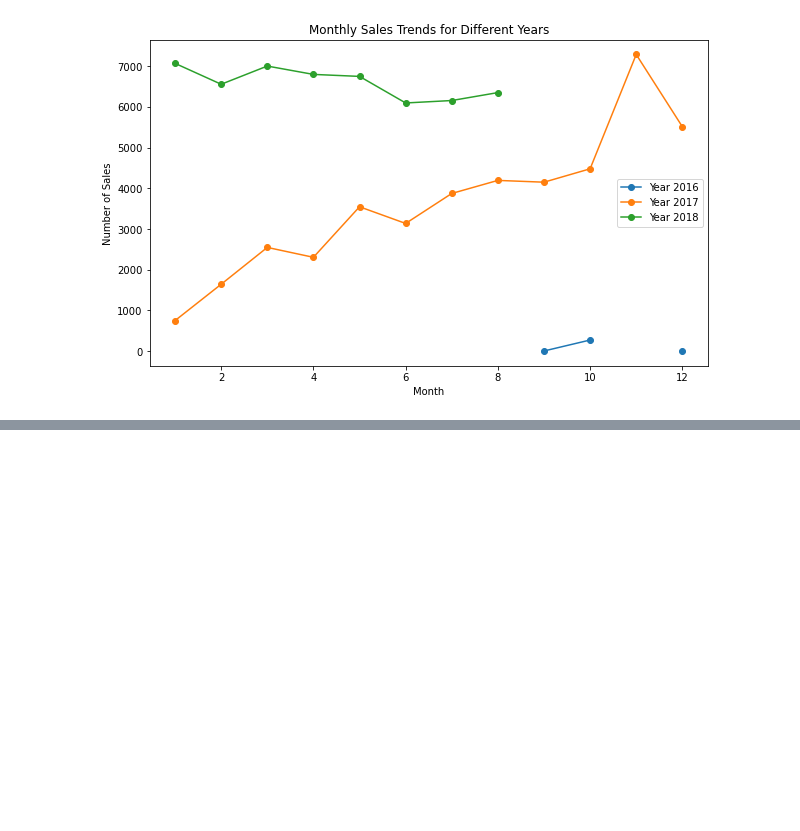
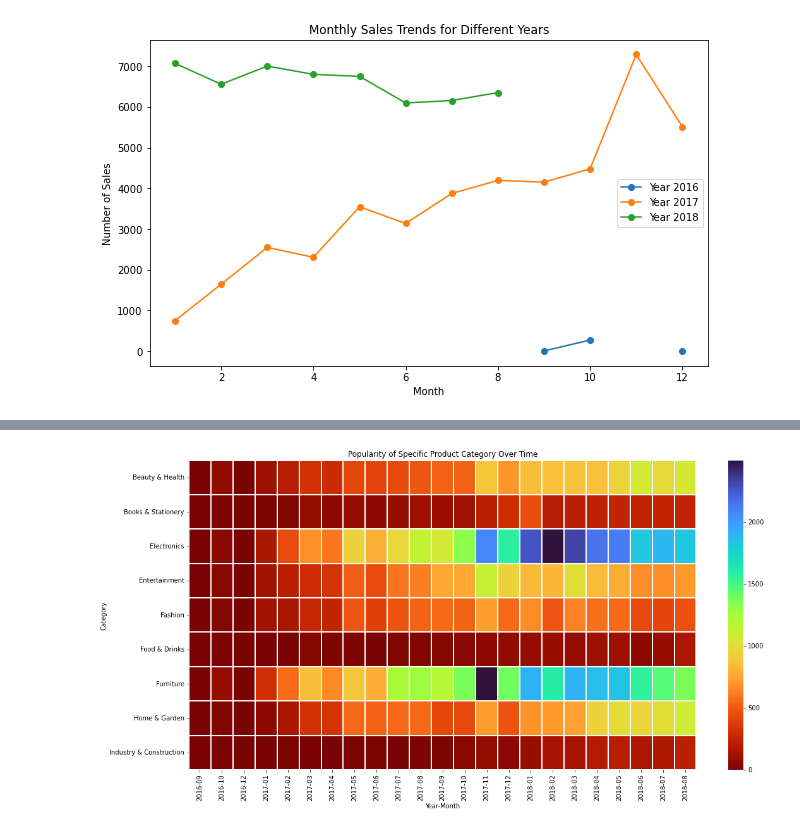
Before and after one commit to yjia28tan/Big-Data-Programming-Project, a Jupyter notebook: Code&Dataset/cleaned dataset/Sales Trends.ipynb, the cells around one changed output, grey strips where cells are left out. Saved outputs shown, nothing was run; the diff lists cells and outputs as text; code cells hidden in the pictures; blank space fills up the shorter version.

```diff
--- a/Code&Dataset/cleaned dataset/Sales Trends.ipynb
+++ b/Code&Dataset/cleaned dataset/Sales Trends.ipynb
@@ -70,0 +153,12 @@ plt.show()
+# %%
+# Group by 'order_id' and get the maximum 'order_item_id'
+max_order_item_id = order_product_info.groupby('order_id')['order_item_id'].max().reset_index()
+
+# Now, 'max_order_item_id' contains the maximum 'order_item_id' for each 'order_id'
+print(max_order_item_id)
+
+# Merge to get the complete information for the rows with max 'order_item_id'
+order_product_info = pd.merge(max_order_item_id, order_product_info, on=['order_id', 'order_item_id'], how='inner')
+
+# Check the result
+print(order_product_info)
@@ -70,0 +200,4 @@ plt.show()
+# %%
+# Merge with purchase timestamp DataFrametimestamps
+order_product_info = order_product_info.merge(orders[['order_id', 'order_purchase_timestamp']], on='order_id')
+print(order_product_info)
@@ -70,0 +239,8 @@ plt.show()
+# %%
+# Convert 'order_purchase_timestamp' to datetime
+order_product_info['order_purchase_timestamp'] = pd.to_datetime(order_product_info['order_purchase_timestamp'])
+
+# Extract year-month from the order date
+order_product_info['year_month'] = order_product_info['order_purchase_timestamp'].dt.to_period('M')
+print(order_product_info)
+print(order_product_info[order_product_info['order_id'] == '8272b63d03f5f79c56e9e4120aec44ef'])
@@ -70,0 +265,4 @@ plt.show()
+# %%
+# Pivot the data to create a matrix suitable for a heatmap
+heatmap_data = order_product_info.pivot_table(index='broad_category', columns='year_month', values='order_item_id', aggfunc='sum')
+print(heatmap_data)
@@ -70,0 +287,19 @@ plt.show()
+# %%
+# Replace NaN values with a default value (e.g., 0)
+heatmap_data = heatmap_data.fillna(0)
+
+# Set the size of the heatmap
+plt.figure(figsize=(18, 9))
+
+# Create the heatmap
+sns.heatmap(heatmap_data, cmap='turbo_r', linewidths=1.5)
+
+# Set labels and title
+plt.xlabel('Year-Month')
+plt.ylabel('Category')
+plt.title('Popularity of Specific Product Category Over Time')
+
+# Show the plot
+plt.show()
+# %% [output]
+[figure, added]
```
Also changed, not shown: parts of 10 cells of this notebook, 1 other file.
